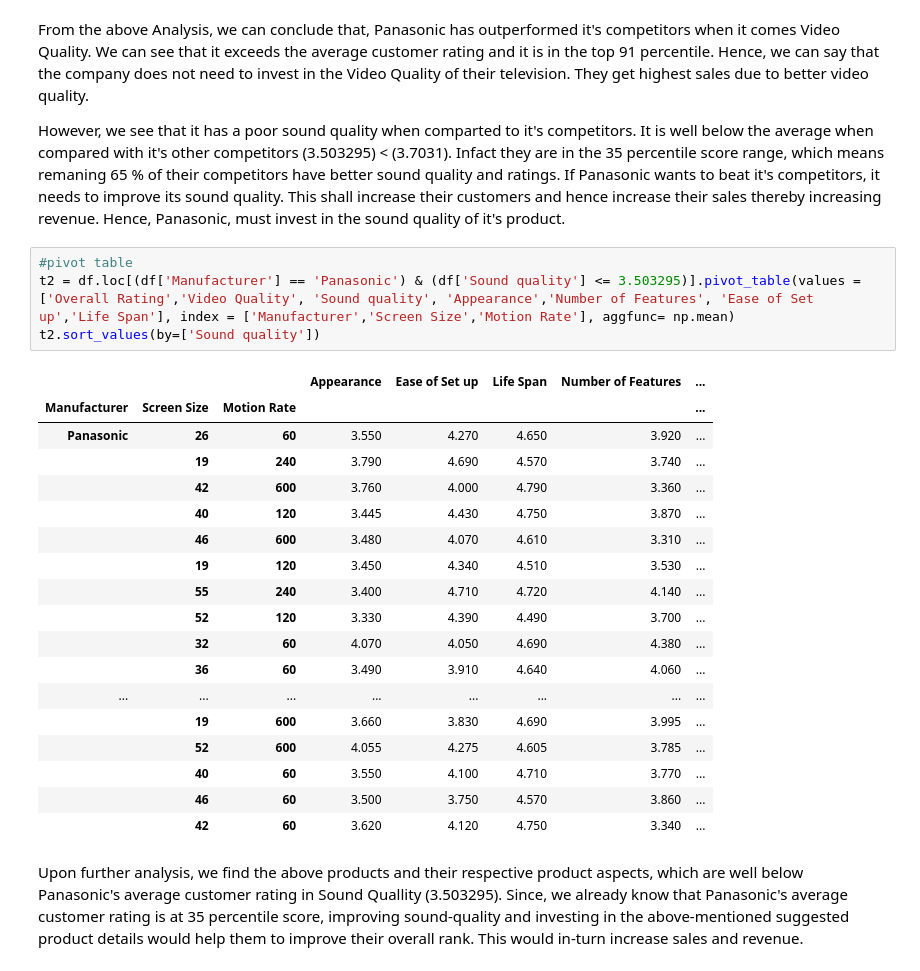
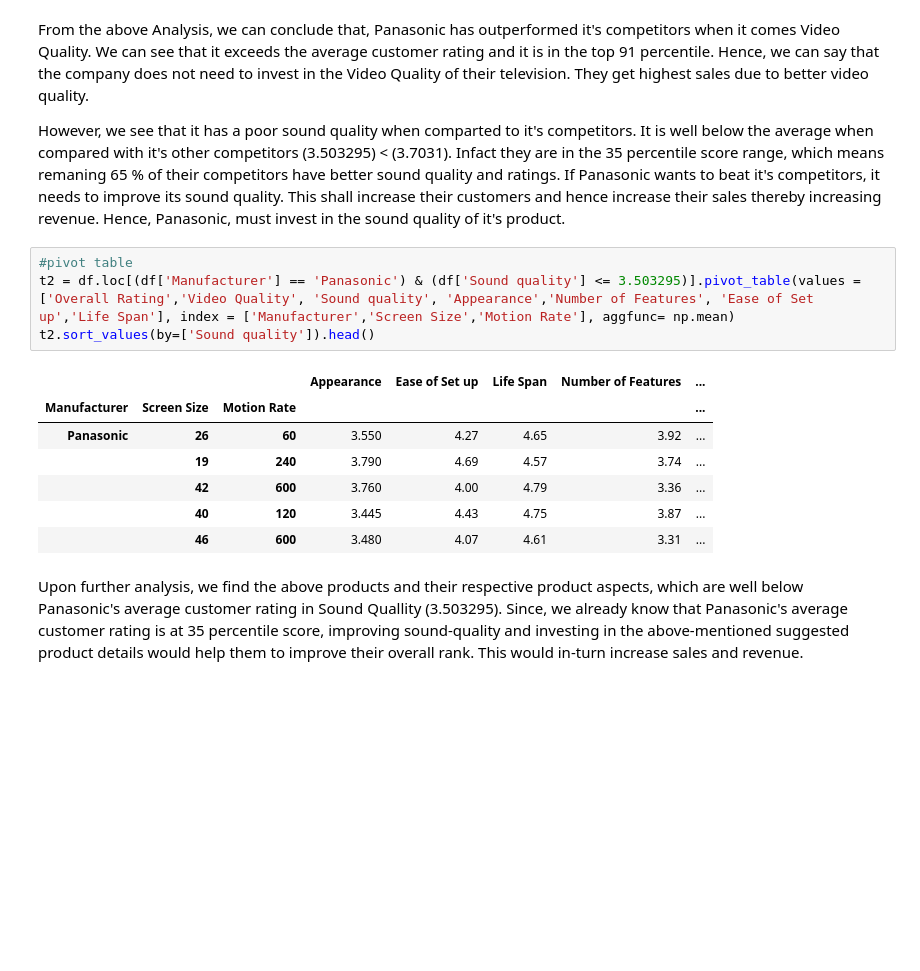
Before and after one commit to Divamshah/User-Generated-Content-Analysis, a Jupyter notebook: UserGeneratedContent_Analysis.ipynb, the cells around one changed output. Drawn from its saved outputs; the diff is of its cells as text; blank space fills up the shorter version.

```diff
--- a/UserGeneratedContent_Analysis.ipynb
+++ b/UserGeneratedContent_Analysis.ipynb
@@ -129,26 +129,15 @@ However, we see that it has a poor sound quality when comparted to it's competit
 # %%
 #pivot table
 t2 = df.loc[(df['Manufacturer'] == 'Panasonic') & (df['Sound quality'] <= 3.503295)].pivot_table(values = ['Overall Rating','Video Quality', 'Sound quality', 'Appearance','Number of Features', 'Ease of Set up','Life Span'], index = ['Manufacturer','Screen Size','Motion Rate'], aggfunc= np.mean)
-t2.sort_values(by=['Sound quality'])
+t2.sort_values(by=['Sound quality']).head()
 # %% [output]
 |  |  |  | Appearance | Ease of Set up | Life Span | Number of Features | ... |
 | Manufacturer | Screen Size | Motion Rate |  |  |  |  | ... |
-| Panasonic | 26 | 60 | 3.550 | 4.270 | 4.650 | 3.920 | ... |
-|  | 19 | 240 | 3.790 | 4.690 | 4.570 | 3.740 | ... |
-|  | 42 | 600 | 3.760 | 4.000 | 4.790 | 3.360 | ... |
-|  | 40 | 120 | 3.445 | 4.430 | 4.750 | 3.870 | ... |
-|  | 46 | 600 | 3.480 | 4.070 | 4.610 | 3.310 | ... |
-|  | 19 | 120 | 3.450 | 4.340 | 4.510 | 3.530 | ... |
-|  | 55 | 240 | 3.400 | 4.710 | 4.720 | 4.140 | ... |
-|  | 52 | 120 | 3.330 | 4.390 | 4.490 | 3.700 | ... |
-|  | 32 | 60 | 4.070 | 4.050 | 4.690 | 4.380 | ... |
-|  | 36 | 60 | 3.490 | 3.910 | 4.640 | 4.060 | ... |
-| ... | ... | ... | ... | ... | ... | ... | ... |
-|  | 19 | 600 | 3.660 | 3.830 | 4.690 | 3.995 | ... |
-|  | 52 | 600 | 4.055 | 4.275 | 4.605 | 3.785 | ... |
-|  | 40 | 60 | 3.550 | 4.100 | 4.710 | 3.770 | ... |
-|  | 46 | 60 | 3.500 | 3.750 | 4.570 | 3.860 | ... |
-|  | 42 | 60 | 3.620 | 4.120 | 4.750 | 3.340 | ... |
+| Panasonic | 26 | 60 | 3.550 | 4.27 | 4.65 | 3.92 | ... |
+|  | 19 | 240 | 3.790 | 4.69 | 4.57 | 3.74 | ... |
+|  | 42 | 600 | 3.760 | 4.00 | 4.79 | 3.36 | ... |
+|  | 40 | 120 | 3.445 | 4.43 | 4.75 | 3.87 | ... |
+|  | 46 | 600 | 3.480 | 4.07 | 4.61 | 3.31 | ... |
 # %% [markdown]
 Upon further analysis, we find the above products and their respective product aspects, which are well below Panasonic's average customer rating in Sound Quallity (3.503295). Since, we already know that Panasonic's average customer rating is at 35 percentile score, improving sound-quality and investing in the above-mentioned suggested product details would help them to improve their overall rank. This would in-turn increase sales and revenue.
 # %%
```
Also changed, not shown: parts of 10 cells of this notebook.
